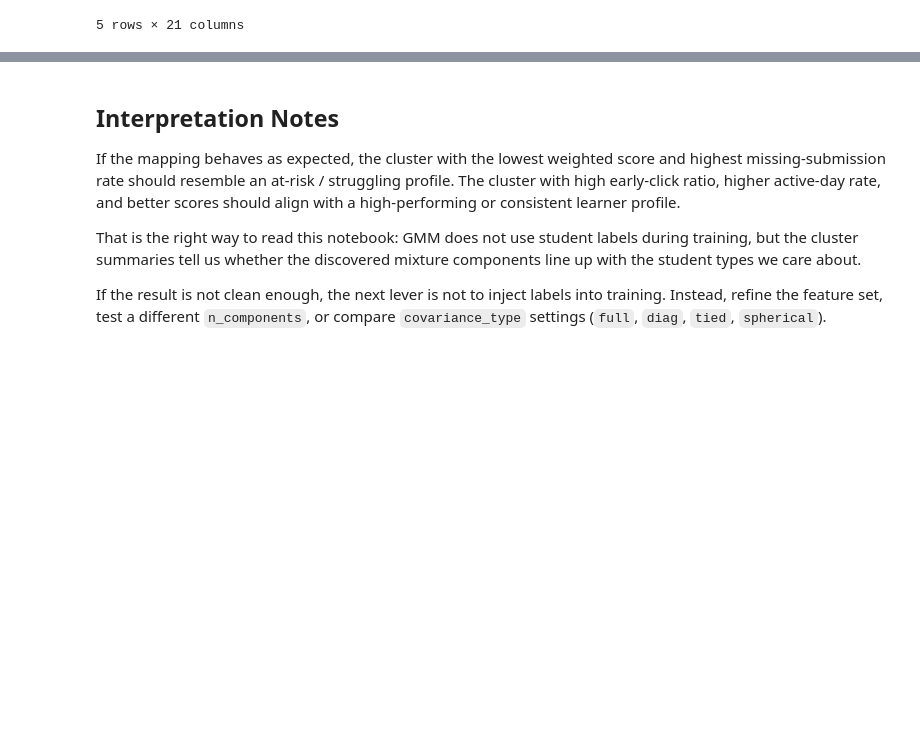
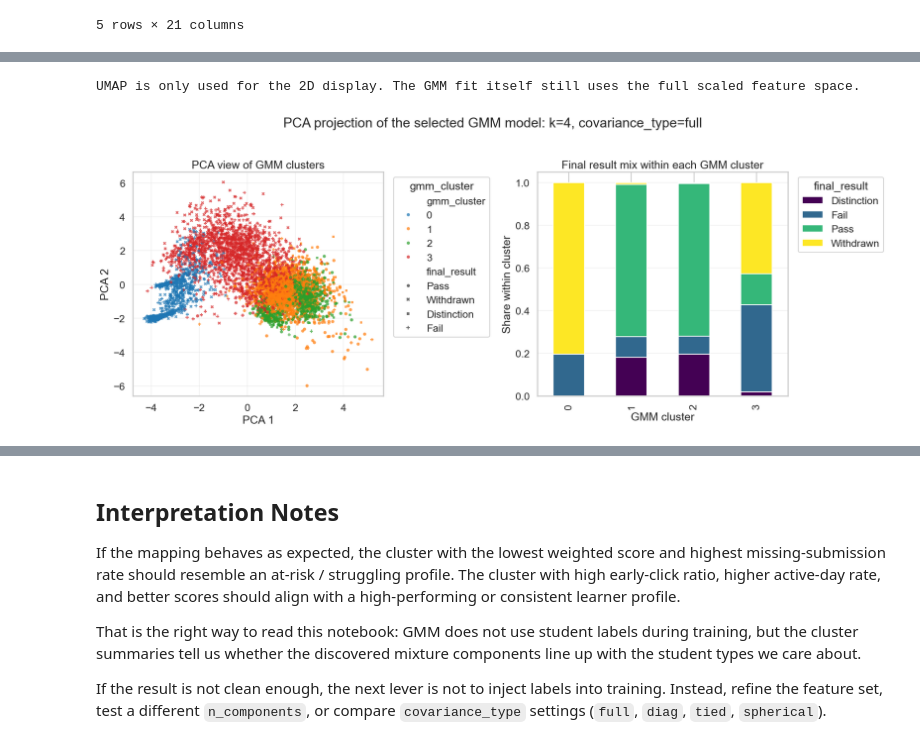
Before and after one commit to AfafKhadraoui/Student-Learning-Behavior-Clustering-Profiling, a Jupyter notebook: notebooks/06_gmm_clustering.ipynb, the cells around one changed output, grey strips where cells are left out. Drawn from its saved outputs; the diff is of its cells as text; code cells hidden in the pictures; blank space fills up the shorter version.

```diff
--- a/notebooks/06_gmm_clustering.ipynb
+++ b/notebooks/06_gmm_clustering.ipynb
@@ -263,0 +764,80 @@ plot_df[['gmm_cluster', 'student_type', 'final_result']].head()
+# %%
+# gmm_labels already set in Section 6 — no re-fit needed
+
+try:
+    from umap import UMAP
+except ImportError:
+    UMAP = None
+
+if UMAP is not None:
+    projector = UMAP(
+        n_components=2,
+        n_neighbors=30,
+        min_dist=0.08,
+        metric='euclidean',
+        random_state=42,
+    )
+    projection_name = 'UMAP'
+    projection_2d = projector.fit_transform(X_scaled)
+else:
+    projector = PCA(n_components=2, random_state=42)
+    projection_name = 'PCA'
+    projection_2d = projector.fit_transform(X_scaled)
+
+plot_df = features_df.copy()
+if 'gmm_cluster' not in plot_df.columns:
+    plot_df['gmm_cluster'] = gmm_labels
+
+plot_df = plot_df.assign(dim_1=projection_2d[:, 0], dim_2=projection_2d[:, 1])
+
+fig, axes = plt.subplots(1, 2, figsize=(18, 7))
+
+scatter_df = plot_df.sample(n=min(len(plot_df), 6000), random_state=42)
+sns.scatterplot(
+    data=scatter_df,
+    x='dim_1',
+    y='dim_2',
+    hue='gmm_cluster',
+    style='final_result',
+    palette='tab10',
+    alpha=0.72,
+    s=26,
+    linewidth=0,
+    ax=axes[0],
+)
+axes[0].set_title(f'{projection_name} view of GMM clusters')
+axes[0].set_xlabel(f'{projection_name} 1')
+axes[0].set_ylabel(f'{projection_name} 2')
+axes[0].grid(True, alpha=0.2)
+axes[0].legend(title='gmm_cluster', bbox_to_anchor=(1.02, 1), loc='upper left')
+
+cluster_mix = (
+    pd.crosstab(plot_df['gmm_cluster'], plot_df['final_result'], normalize='index')
+    .reindex(columns=['Distinction', 'Fail', 'Pass', 'Withdrawn'], fill_value=0)
+)
+cluster_mix.plot(
+    kind='bar',
+    stacked=True,
+    ax=axes[1],
+    colormap='viridis',
+)
+axes[1].set_title('Final result mix within each GMM cluster')
+axes[1].set_xlabel('GMM cluster')
+axes[1].set_ylabel('Share within cluster')
+axes[1].grid(True, axis='y', alpha=0.2)
+axes[1].legend(title='final_result', bbox_to_anchor=(1.02, 1), loc='upper left')
+
+fig.suptitle(
+    f'{projection_name} projection of the selected GMM model: '
+    f'k={best_n_components}, covariance_type={best_covariance_type}',
+    y=1.02,
+)
+plt.tight_layout()
+
+print(
+    'UMAP is only used for the 2D display. '
+    'The GMM fit itself still uses the full scaled feature space.'
+)
+# %% [output]
+UMAP is only used for the 2D display. The GMM fit itself still uses the full scaled feature space.
+[figure, added]
```
Also changed, not shown: parts of 27 cells of this notebook, 10 other files.
